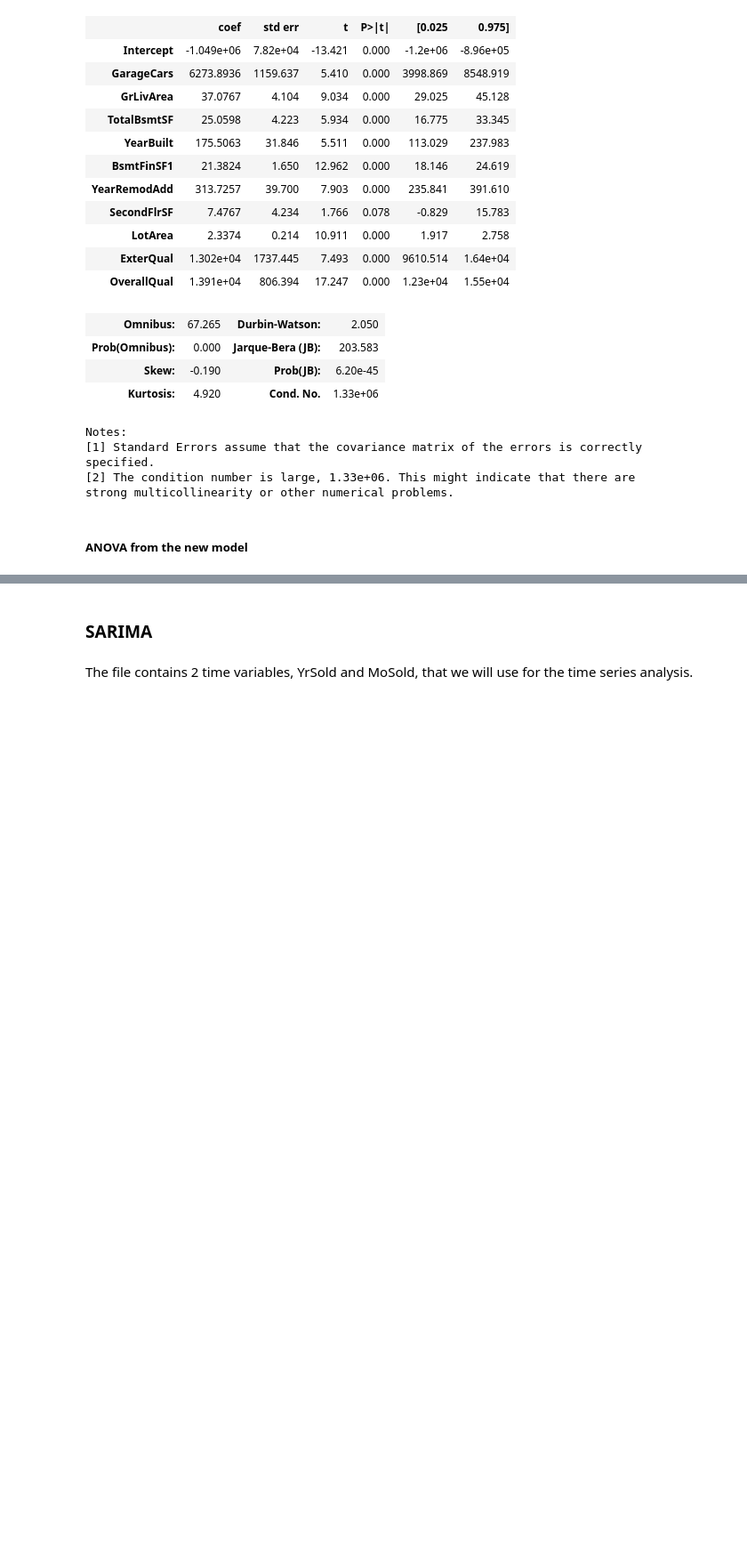
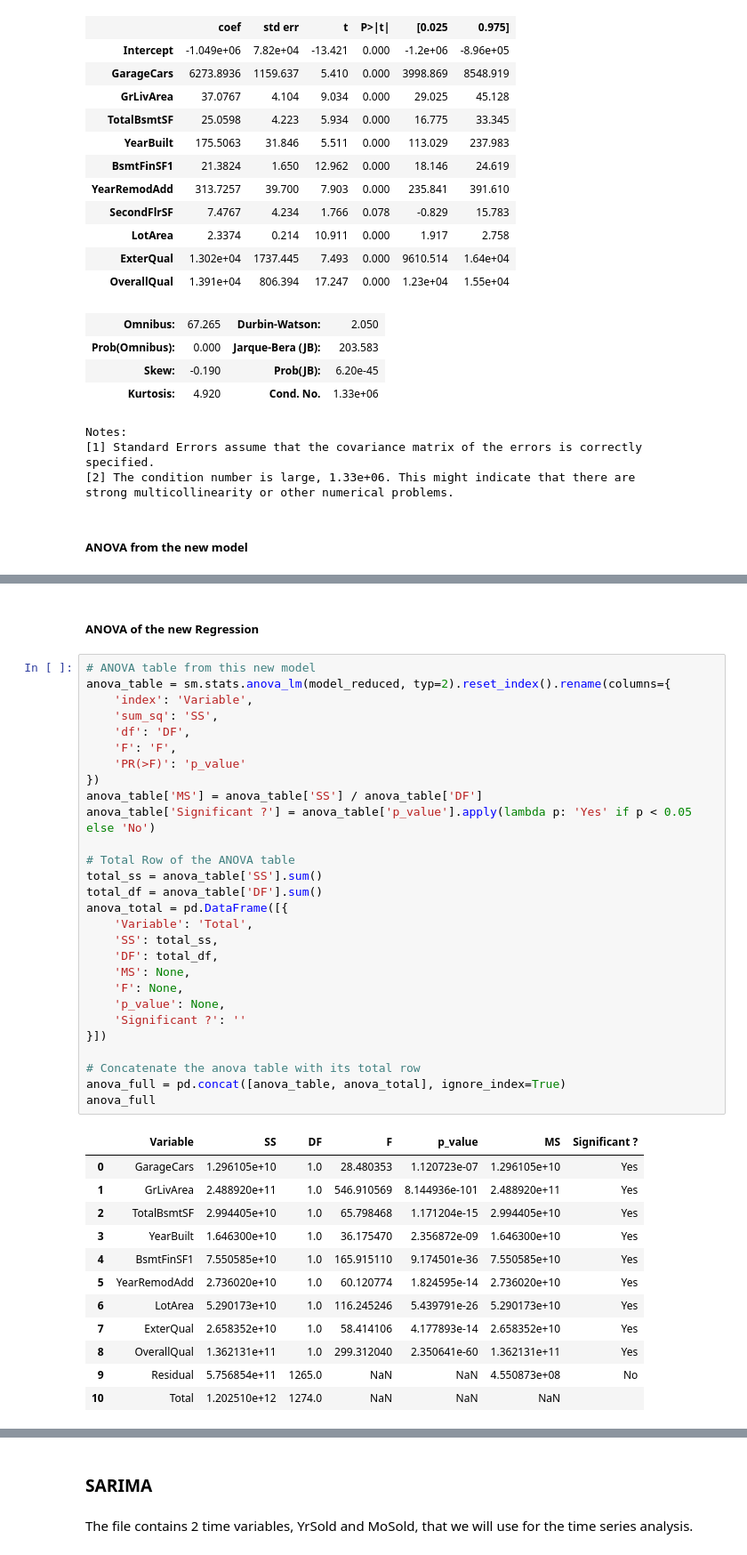
Before and after one commit to decimoplays/CStat-Project, a Jupyter notebook: cstat-project.ipynb, the cells around one changed output, grey strips where cells are left out. Shown at 89% size. Cells and saved outputs as stored; diff of their text form; blank space fills up the shorter version.

```diff
--- a/cstat-project.ipynb
+++ b/cstat-project.ipynb
@@ -763 +805,44 @@ anova_full
+# %% [markdown]
+##### ANOVA of the new Regression
+# %%
+# ANOVA table from this new model
+anova_table = sm.stats.anova_lm(model_reduced, typ=2).reset_index().rename(columns={
+    'index': 'Variable',
+    'sum_sq': 'SS',
+    'df': 'DF',
+    'F': 'F',
+    'PR(>F)': 'p_value'
+})
+anova_table['MS'] = anova_table['SS'] / anova_table['DF']
+anova_table['Significant ?'] = anova_table['p_value'].apply(lambda p: 'Yes' if p < 0.05 else 'No')
+
+# Total Row of the ANOVA table
+total_ss = anova_table['SS'].sum()
+total_df = anova_table['DF'].sum()
+anova_total = pd.DataFrame([{
+    'Variable': 'Total',
+    'SS': total_ss,
+    'DF': total_df,
+    'MS': None,
+    'F': None,
+    'p_value': None,
+    'Significant ?': ''
+}])
+
+# Concatenate the anova table with its total row
+anova_full = pd.concat([anova_table, anova_total], ignore_index=True)
+anova_full
+# %% [output]
+|  | Variable | SS | DF | F | p_value | MS | Significant ? |
+| 0 | GarageCars | 1.296105e+10 | 1.0 | 28.480353 | 1.120723e-07 | 1.296105e+10 | Yes |
+| 1 | GrLivArea | 2.488920e+11 | 1.0 | 546.910569 | 8.144936e-101 | 2.488920e+11 | Yes |
+| 2 | TotalBsmtSF | 2.994405e+10 | 1.0 | 65.798468 | 1.171204e-15 | 2.994405e+10 | Yes |
+| 3 | YearBuilt | 1.646300e+10 | 1.0 | 36.175470 | 2.356872e-09 | 1.646300e+10 | Yes |
+| 4 | BsmtFinSF1 | 7.550585e+10 | 1.0 | 165.915110 | 9.174501e-36 | 7.550585e+10 | Yes |
+| 5 | YearRemodAdd | 2.736020e+10 | 1.0 | 60.120774 | 1.824595e-14 | 2.736020e+10 | Yes |
+| 6 | LotArea | 5.290173e+10 | 1.0 | 116.245246 | 5.439791e-26 | 5.290173e+10 | Yes |
+| 7 | ExterQual | 2.658352e+10 | 1.0 | 58.414106 | 4.177893e-14 | 2.658352e+10 | Yes |
+| 8 | OverallQual | 1.362131e+11 | 1.0 | 299.312040 | 2.350641e-60 | 1.362131e+11 | Yes |
+| 9 | Residual | 5.756854e+11 | 1265.0 | NaN | NaN | 4.550873e+08 | No |
+| 10 | Total | 1.202510e+12 | 1274.0 | NaN | NaN | NaN |  |
 # %% [markdown]
```
Also changed, not shown: parts of 42 cells of this notebook.
